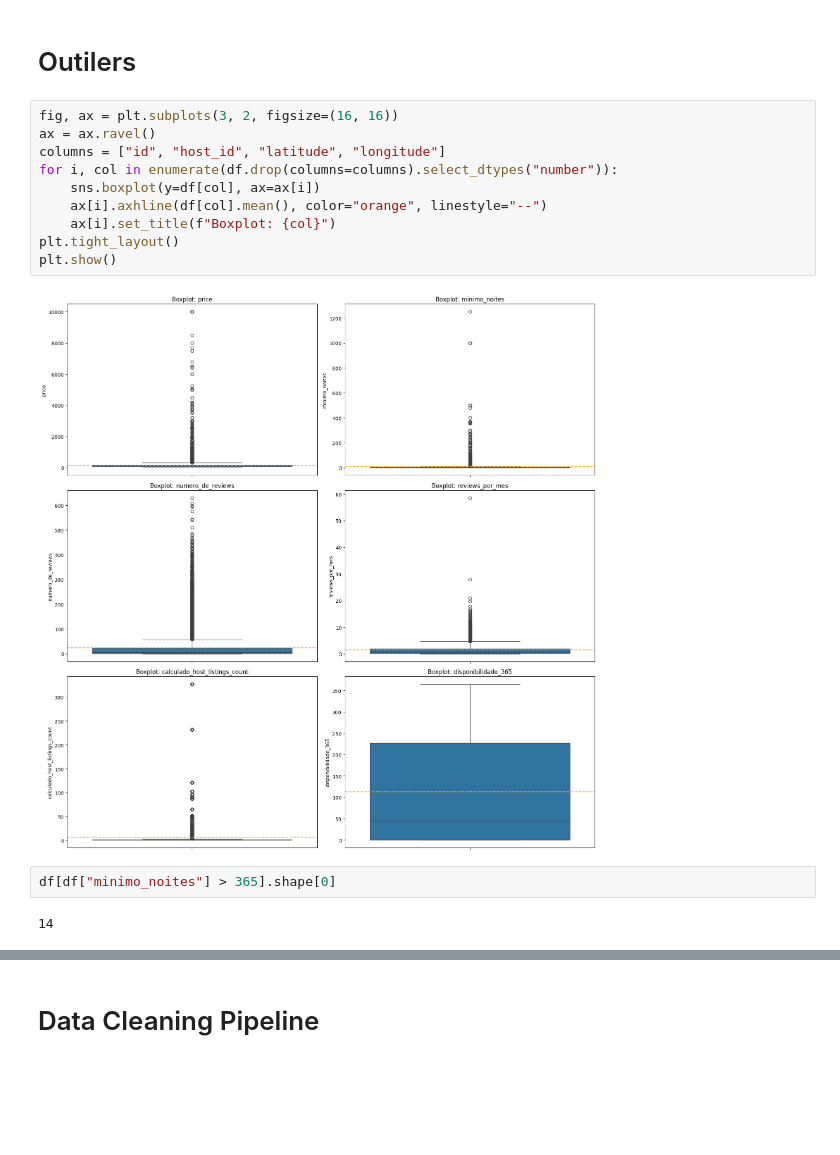
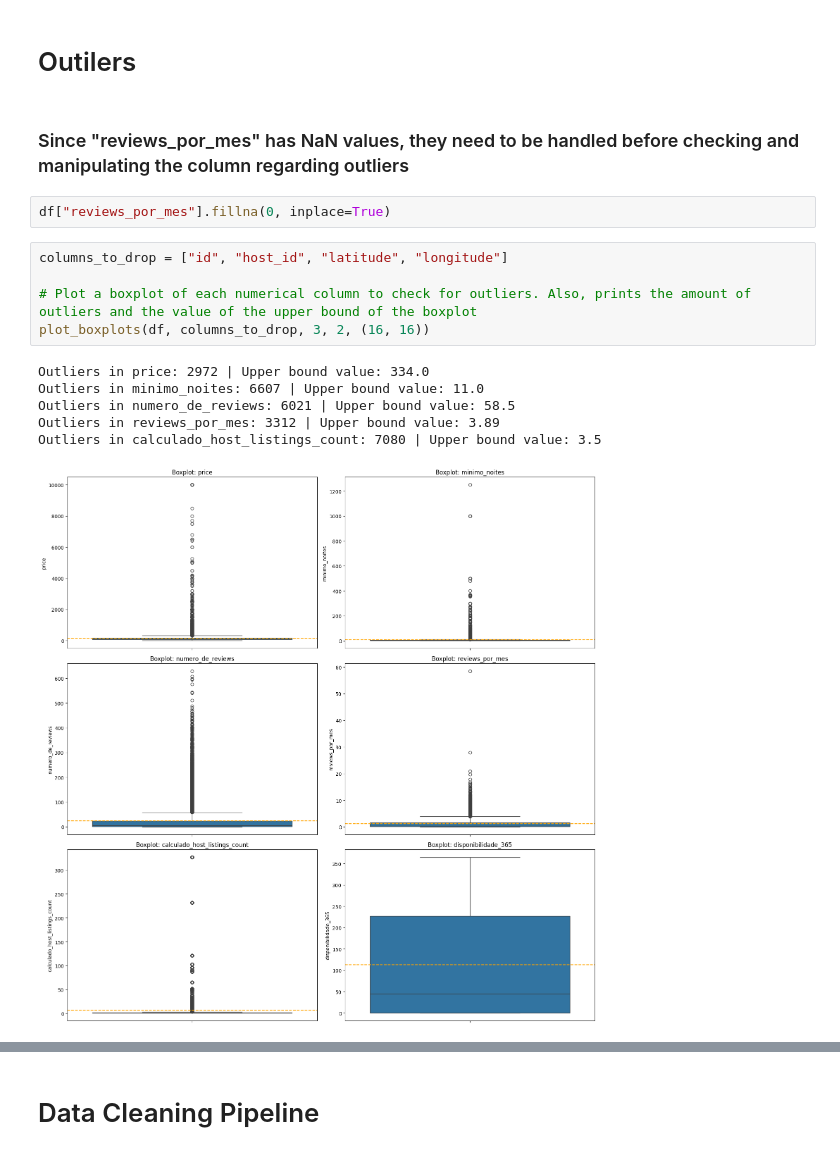
Before and after one commit to vitorccmanso/LH_CD_VITOR_CUNHA, a Jupyter notebook: Notebooks/Data Cleaning.ipynb, the cells around one changed output, grey strips where cells are left out. Saved outputs shown, nothing was run; the diff lists cells and outputs as text; blank space fills up the shorter version.

Commit message:
Better handling of outliers

```diff
--- a/Notebooks/Data Cleaning.ipynb
+++ b/Notebooks/Data Cleaning.ipynb
@@ -117,21 +118,21 @@ Name: count, dtype: int64
 - All missing values of `reviews_por_mes` will be replaced by 0, since `numero_de_reviews` is also 0 on every occasion
 # %% [markdown]
 # Outilers
-# %%
-fig, ax = plt.subplots(3, 2, figsize=(16, 16))
-ax = ax.ravel()
-columns = ["id", "host_id", "latitude", "longitude"]
-for i, col in enumerate(df.drop(columns=columns).select_dtypes("number")):
-    sns.boxplot(y=df[col], ax=ax[i])
-    ax[i].axhline(df[col].mean(), color="orange", linestyle="--")
-    ax[i].set_title(f"Boxplot: {col}")
-plt.tight_layout()
-plt.show()
-# %% [output]
-[figure, removed]
-# %%
-df[df["minimo_noites"] > 365].shape[0]
-# %% [output]
-14
+# %% [markdown]
+### Since "reviews_por_mes" has NaN values, they need to be handled before checking and manipulating the column regarding outliers
+# %%
+df["reviews_por_mes"].fillna(0, inplace=True)
+# %%
+columns_to_drop = ["id", "host_id", "latitude", "longitude"]
+
+# Plot a boxplot of each numerical column to check for outliers. Also, prints the amount of outliers and the value of the upper bound of the boxplot
+plot_boxplots(df, columns_to_drop, 3, 2, (16, 16))
+# %% [output]
+Outliers in price: 2972 | Upper bound value: 334.0
+Outliers in minimo_noites: 6607 | Upper bound value: 11.0
+Outliers in numero_de_reviews: 6021 | Upper bound value: 58.5
+Outliers in reviews_por_mes: 3312 | Upper bound value: 3.89
+Outliers in calculado_host_listings_count: 7080 | Upper bound value: 3.5
+[figure, added]
 # %% [markdown]
 ### Observations:
```
Also changed, not shown: parts of 13 cells of this notebook, 2 other files.
